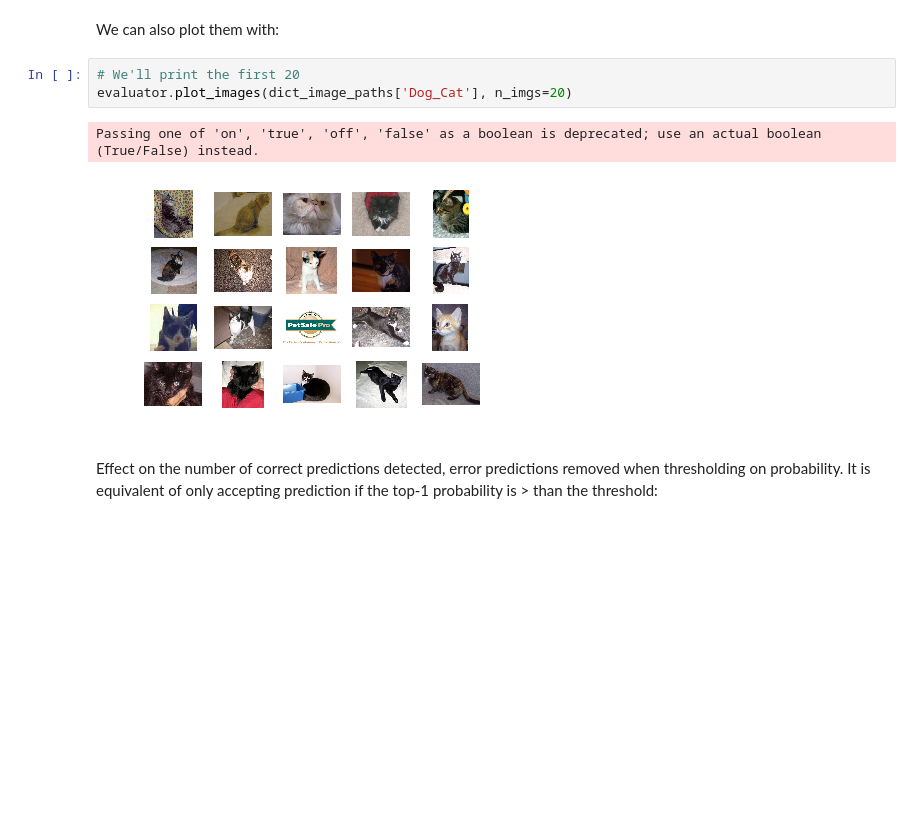
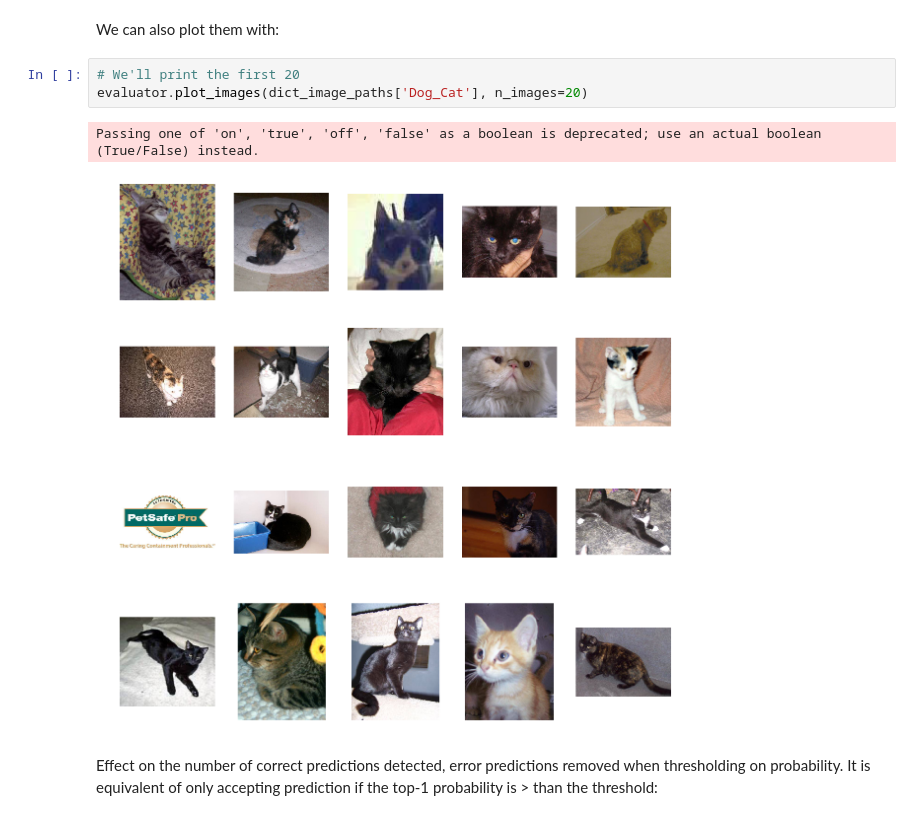
Before and after one commit to triagemd/keras-eval, a Jupyter notebook: example.ipynb, the cells around one changed output. Drawn from its saved outputs; the diff is of its cells as text; blank space fills up the shorter version.

```diff
--- a/example.ipynb
+++ b/example.ipynb
@@ -171,10 +171,10 @@ print(dict_image_paths['Dog_Cat'])
 We can also plot them with:
 # %%
 # We'll print the first 20
-evaluator.plot_images(dict_image_paths['Dog_Cat'], n_imgs=20)
+evaluator.plot_images(dict_image_paths['Dog_Cat'], n_images=20)
 # %% [output]
 Passing one of 'on', 'true', 'off', 'false' as a boolean is deprecated; use an actual boolean (True/False) instead.
-[figure, old version]
+[figure, new version]
 # %% [markdown]
 Effect on the number of correct predictions detected, error predictions removed when thresholding on probability.
 It is equivalent of only accepting prediction if the top-1 probability is > than the threshold:
```
Also changed, not shown: parts of 20 cells of this notebook, 1 other file.
